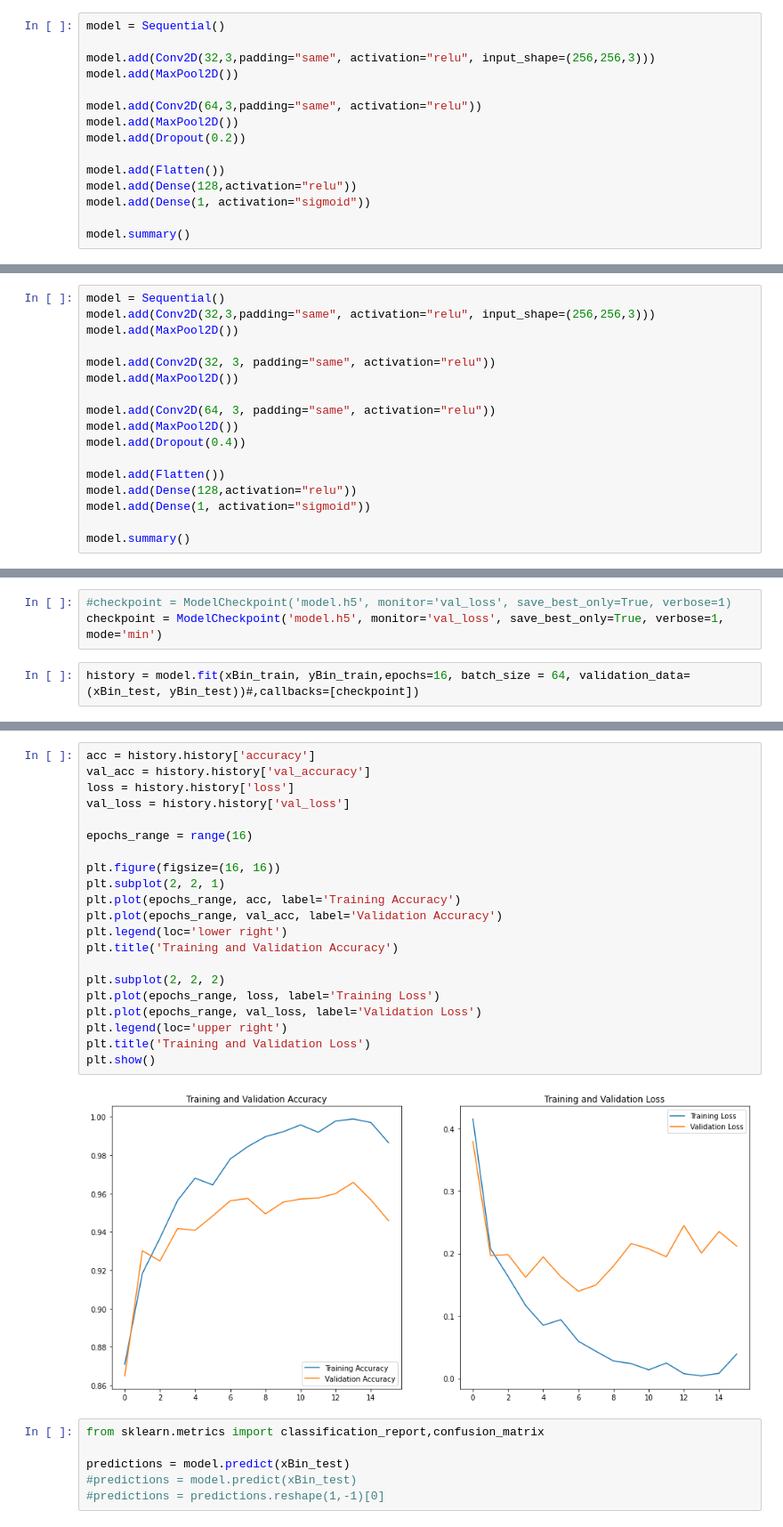
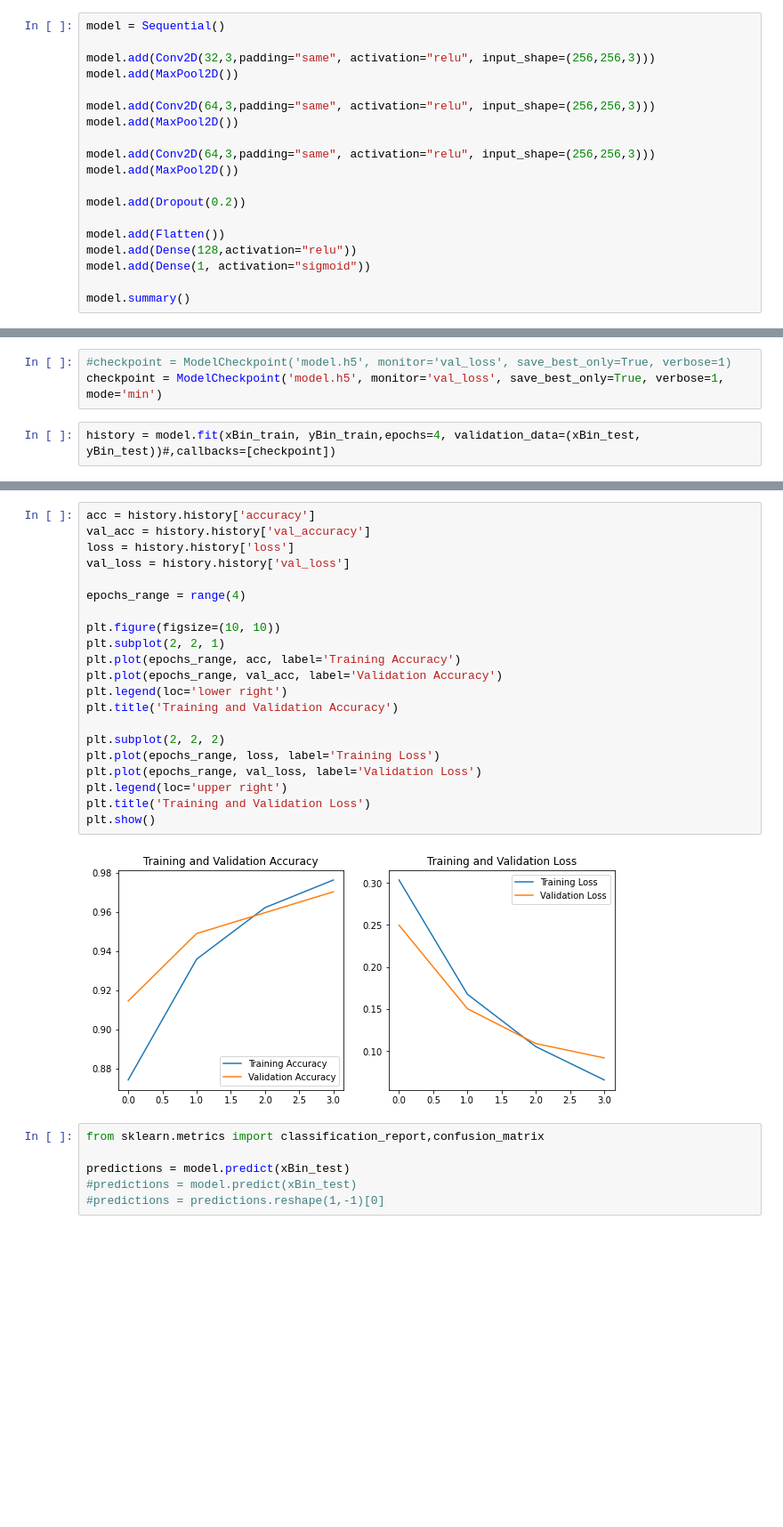
Before and after one commit to AnnaDzuganova/BP-classification, a Jupyter notebook: BP.ipynb, the cells around one changed output, grey strips where cells are left out. Shown: that part at 89% size. Cells and saved outputs as stored; diff of their text form; blank space fills up the shorter version.

Commit message:
po testovani binarneho modelu

```diff
--- a/BP.ipynb
+++ b/BP.ipynb
@@ -71,8 +75,12 @@ model = Sequential()
 model.add(Conv2D(32,3,padding="same", activation="relu", input_shape=(256,256,3)))
 model.add(MaxPool2D())
 
-model.add(Conv2D(64,3,padding="same", activation="relu"))
+model.add(Conv2D(64,3,padding="same", activation="relu", input_shape=(256,256,3)))
 model.add(MaxPool2D())
+
+model.add(Conv2D(64,3,padding="same", activation="relu", input_shape=(256,256,3)))
+model.add(MaxPool2D())
+
 model.add(Dropout(0.2))
 
 model.add(Flatten())
@@ -99,22 +107,5 @@ Trainable params: 33,574,081
 Non-trainable params: 0
 _________________________________________________________________
-# %%
-model = Sequential()
-model.add(Conv2D(32,3,padding="same", activation="relu", input_shape=(256,256,3)))
-model.add(MaxPool2D())
-
-model.add(Conv2D(32, 3, padding="same", activation="relu"))
-model.add(MaxPool2D())
-
-model.add(Conv2D(64, 3, padding="same", activation="relu"))
-model.add(MaxPool2D())
-model.add(Dropout(0.4))
-
-model.add(Flatten())
-model.add(Dense(128,activation="relu"))
-model.add(Dense(1, activation="sigmoid"))
-
-model.summary()
 # %%
 adam = Adam()
 model.compile(optimizer='Adam', loss='binary_crossentropy', metrics=['accuracy'])
@@ -124,4 +115,4 @@ model.compile(optimizer='Adam', loss='binary_crossentropy', metrics=['accuracy']
 #checkpoint = ModelCheckpoint('model.h5', monitor='val_loss', save_best_only=True, verbose=1)
 checkpoint = ModelCheckpoint('model.h5', monitor='val_loss', save_best_only=True, verbose=1, mode='min')
 # %%
-history = model.fit(xBin_train, yBin_train,epochs=16, batch_size = 64, validation_data=(xBin_test, yBin_test))#,callbacks=[checkpoint])
+history = model.fit(xBin_train, yBin_train,epochs=4, validation_data=(xBin_test, yBin_test))#,callbacks=[checkpoint])
@@ -128,26 +128,26 @@ history = model.fit(xBin_train, yBin_train,epochs=16, batch_size = 64, validatio
 # %%
 acc = history.history['accuracy']
 val_acc = history.history['val_accuracy']
 loss = history.history['loss']
 val_loss = history.history['val_loss']
 
-epochs_range = range(16)
+epochs_range = range(4)
 
-plt.figure(figsize=(16, 16))
+plt.figure(figsize=(10, 10))
 plt.subplot(2, 2, 1)
 plt.plot(epochs_range, acc, label='Training Accuracy')
 plt.plot(epochs_range, val_acc, label='Validation Accuracy')
 plt.legend(loc='lower right')
 plt.title('Training and Validation Accuracy')
 
 plt.subplot(2, 2, 2)
 plt.plot(epochs_range, loss, label='Training Loss')
 plt.plot(epochs_range, val_loss, label='Validation Loss')
 plt.legend(loc='upper right')
 plt.title('Training and Validation Loss')
 plt.show()
 # %% [output]
-[figure, old version]
+[figure, new version]
 # %%
 from sklearn.metrics import classification_report,confusion_matrix
 
```
Also changed, not shown: parts of 6 cells of this notebook.
